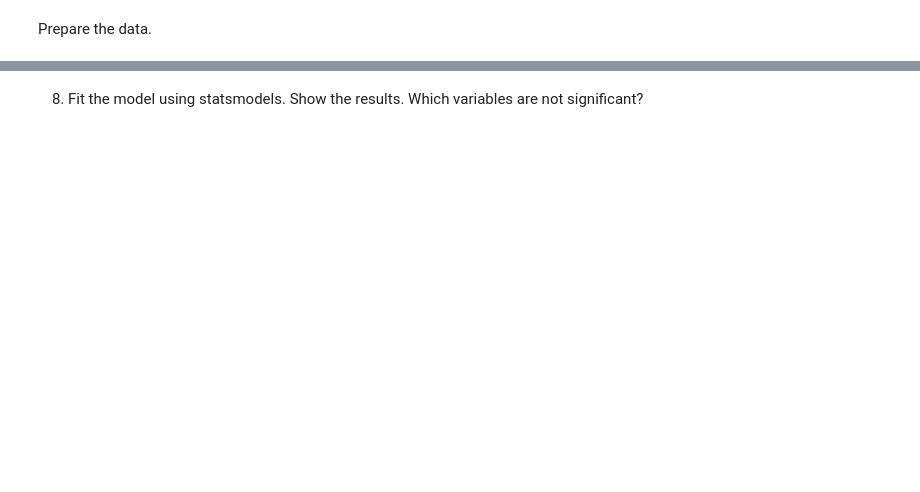
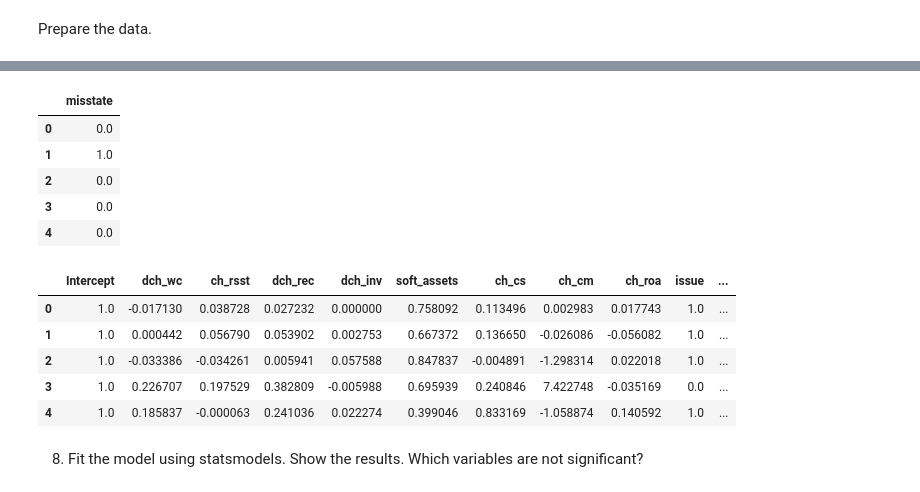
Before and after one commit to emilyneaville/DSCI-5240, a Jupyter notebook: Assignment 3/DSCI5240 Assignment 3-Logistic Regression.ipynb, the cells around one changed output, grey strips where cells are left out. Cells and saved outputs as stored; diff of their text form; code cells hidden in the pictures; blank space fills up the shorter version.

```diff
--- a/Assignment 3/DSCI5240 Assignment 3-Logistic Regression.ipynb
+++ b/Assignment 3/DSCI5240 Assignment 3-Logistic Regression.ipynb
@@ -279,2 +288,24 @@ Prepare the data.
+# %%
+# Prepare design matrices
+import patsy
+y, X = patsy.dmatrices('misstate ~ dch_wc + ch_rsst + dch_rec + dch_inv + soft_assets + ch_cs + ch_cm + ch_roa + issue + bm + dpi + reoa + EBIT + ch_fcf',
+                       data = fraud_oversampled,
+                       return_type = 'dataframe')
+# %%
+y.head()
+X.head()
+# %% [output]
+|  | misstate |
+| 0 | 0.0 |
+| 1 | 1.0 |
+| 2 | 0.0 |
+| 3 | 0.0 |
+| 4 | 0.0 |
+|  | Intercept | dch_wc | ch_rsst | dch_rec | dch_inv | soft_assets | ch_cs | ch_cm | ch_roa | issue | ... |
+| 0 | 1.0 | -0.017130 | 0.038728 | 0.027232 | 0.000000 | 0.758092 | 0.113496 | 0.002983 | 0.017743 | 1.0 | ... |
+| 1 | 1.0 | 0.000442 | 0.056790 | 0.053902 | 0.002753 | 0.667372 | 0.136650 | -0.026086 | -0.056082 | 1.0 | ... |
+| 2 | 1.0 | -0.033386 | -0.034261 | 0.005941 | 0.057588 | 0.847837 | -0.004891 | -1.298314 | 0.022018 | 1.0 | ... |
+| 3 | 1.0 | 0.226707 | 0.197529 | 0.382809 | -0.005988 | 0.695939 | 0.240846 | 7.422748 | -0.035169 | 0.0 | ... |
+| 4 | 1.0 | 0.185837 | -0.000063 | 0.241036 | 0.022274 | 0.399046 | 0.833169 | -1.058874 | 0.140592 | 1.0 | ... |
 # %% [markdown]
 8. Fit the model using statsmodels. Show the results. Which variables are not significant?
```
Also changed, not shown: parts of 11 cells of this notebook.
